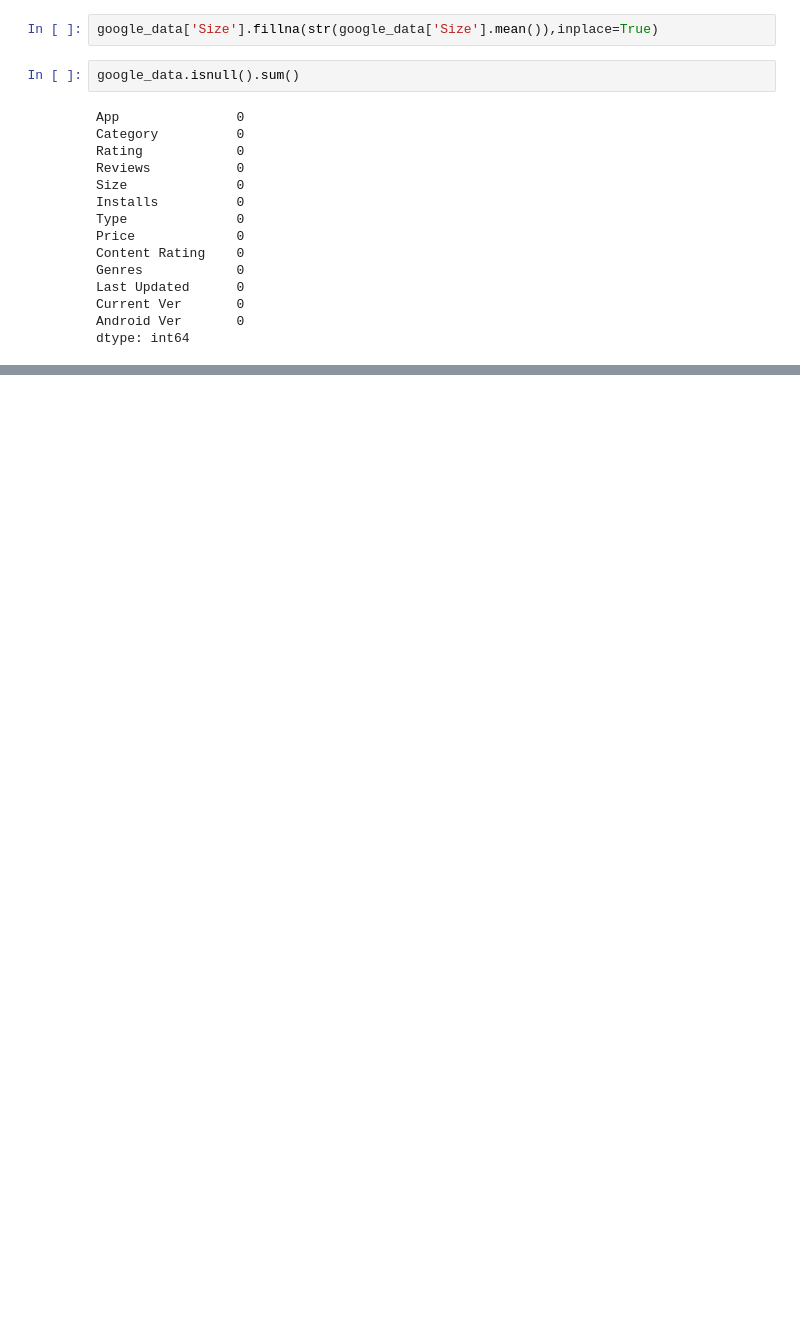
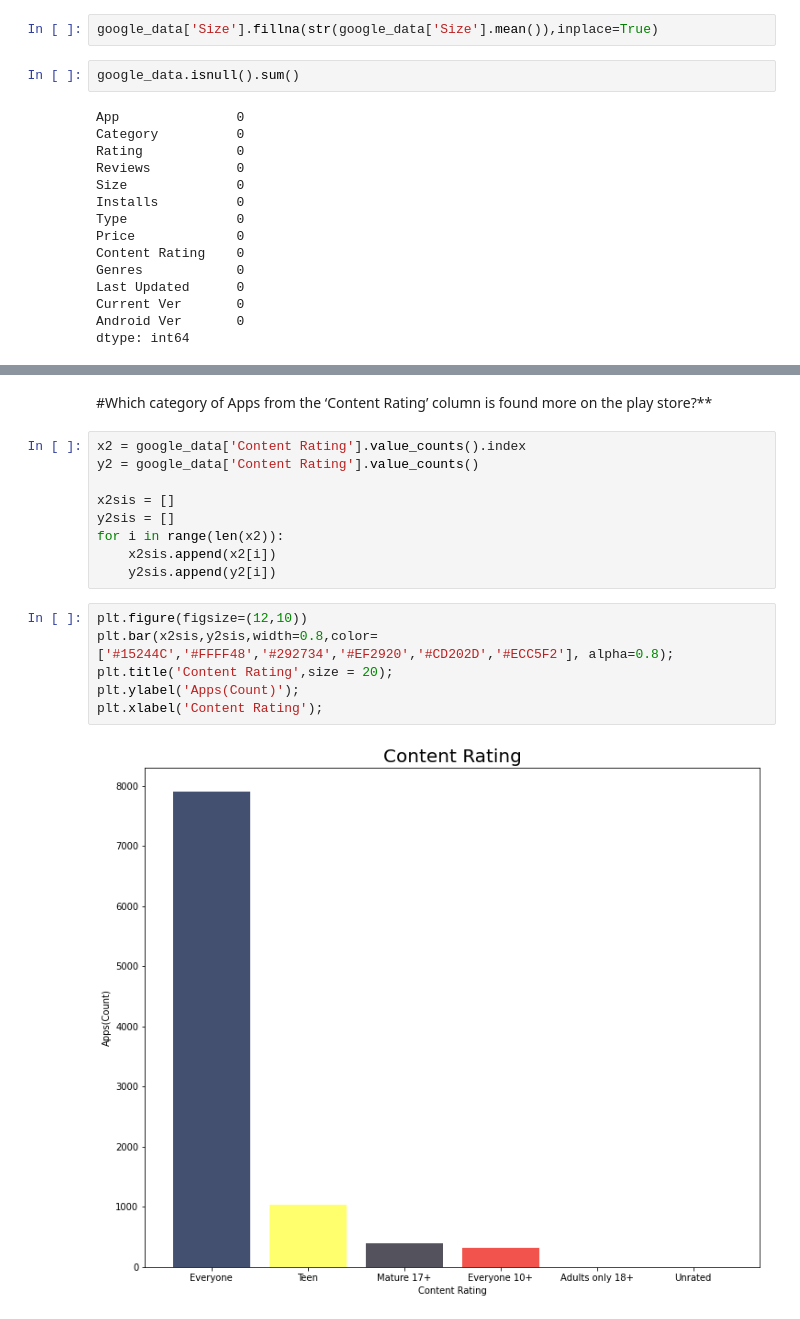
Before and after one commit to Akramkhan01/Capstone-Project-Play-Store-App-Review-Analysis, a Jupyter notebook: EDA_Play_Store_App_Review_Analysis_Capstone_Project.ipynb, the cells around one changed output, grey strips where cells are left out. Drawn from its saved outputs; the diff is of its cells as text; blank space fills up the shorter version.

```diff
--- a/EDA_Play_Store_App_Review_Analysis_Capstone_Project.ipynb
+++ b/EDA_Play_Store_App_Review_Analysis_Capstone_Project.ipynb
@@ -465,0 +622,19 @@ dtype: int64
+# %% [markdown]
+#Which category of Apps from the ‘Content Rating’ column is found more on the play store?**
+# %%
+x2 = google_data['Content Rating'].value_counts().index
+y2 = google_data['Content Rating'].value_counts()
+
+x2sis = []
+y2sis = []
+for i in range(len(x2)):
+    x2sis.append(x2[i])
+    y2sis.append(y2[i])
+# %%
+plt.figure(figsize=(12,10))
+plt.bar(x2sis,y2sis,width=0.8,color=['#15244C','#FFFF48','#292734','#EF2920','#CD202D','#ECC5F2'], alpha=0.8);
+plt.title('Content Rating',size = 20);
+plt.ylabel('Apps(Count)');
+plt.xlabel('Content Rating');
+# %% [output]
+[figure, added]
```
Also changed, not shown: parts of 25 cells of this notebook.
